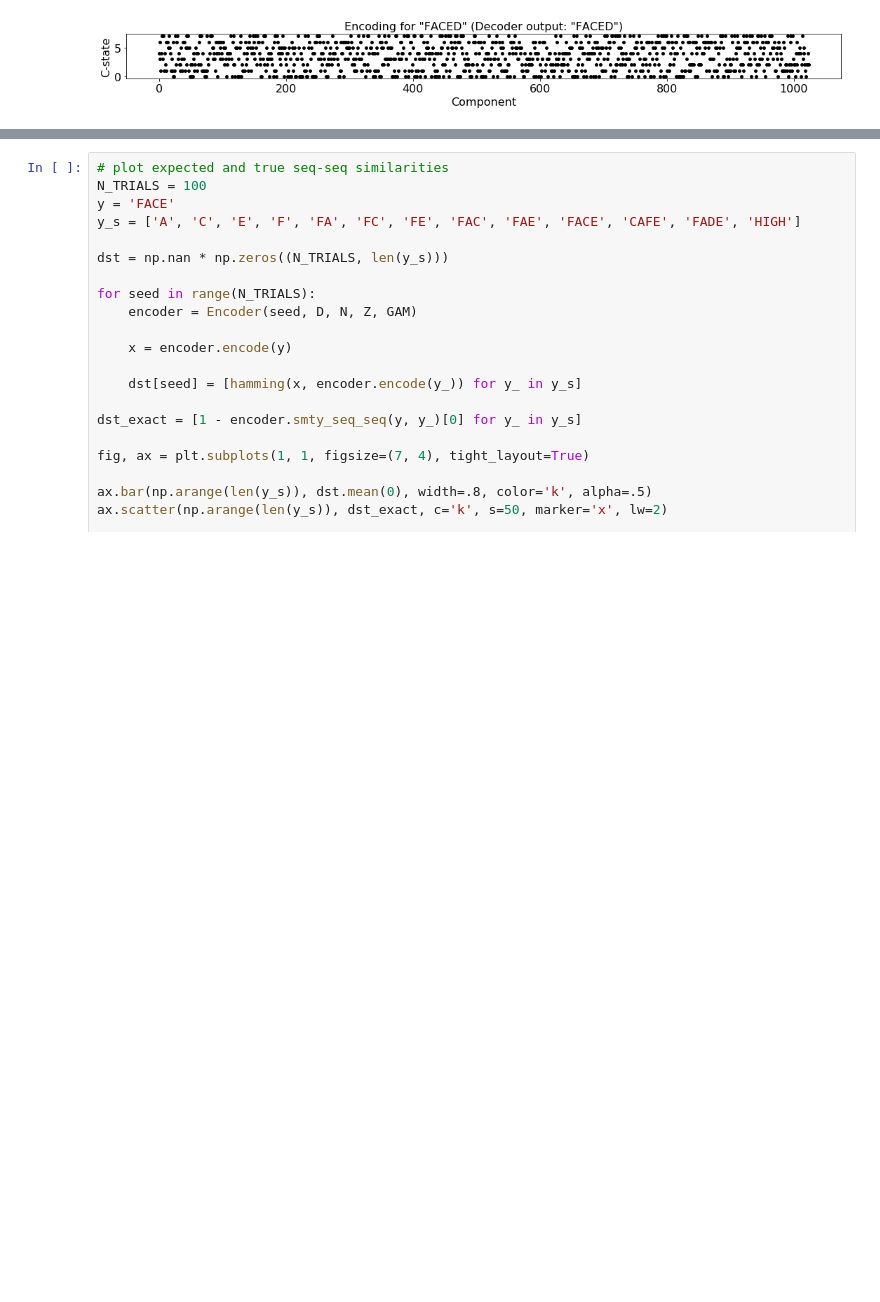
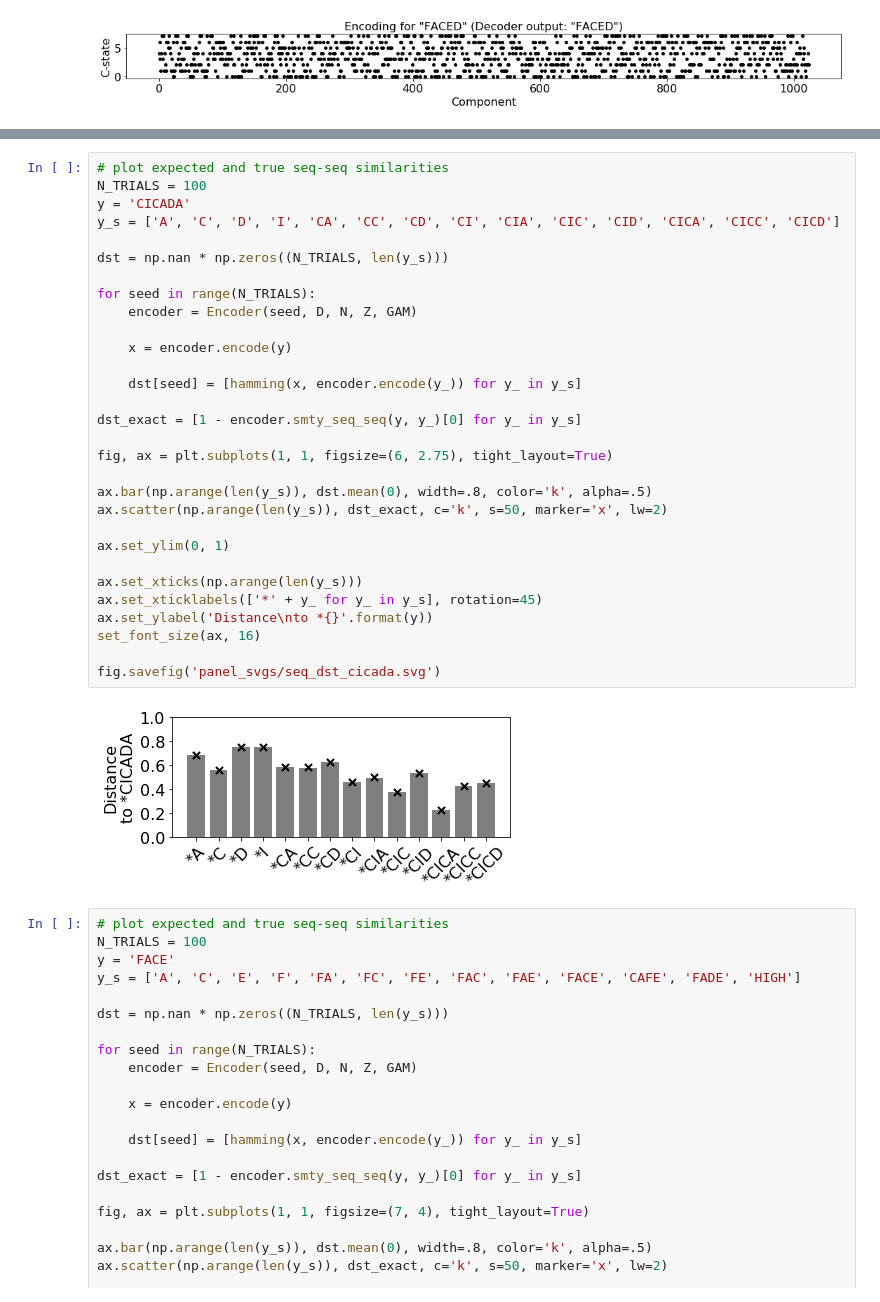
Before and after one commit to rkp8000/crossing_over, a Jupyter notebook: 1_encoding.ipynb, the cells around one changed output, grey strips where cells are left out. Drawn from its saved outputs; the diff is of its cells as text; blank space fills up the shorter version.

```diff
--- a/1_encoding.ipynb
+++ b/1_encoding.ipynb
@@ -261,3 +290,35 @@ set_font_size(ax, 16)
+# %%
+# plot expected and true seq-seq similarities
+N_TRIALS = 100
+y = 'CICADA'
+y_s = ['A', 'C', 'D', 'I', 'CA', 'CC', 'CD', 'CI', 'CIA', 'CIC', 'CID', 'CICA', 'CICC', 'CICD']
+
+dst = np.nan * np.zeros((N_TRIALS, len(y_s)))
+
+for seed in range(N_TRIALS):
+    encoder = Encoder(seed, D, N, Z, GAM)
+
+    x = encoder.encode(y)
+
+    dst[seed] = [hamming(x, encoder.encode(y_)) for y_ in y_s]
+
+dst_exact = [1 - encoder.smty_seq_seq(y, y_)[0] for y_ in y_s]
+
+fig, ax = plt.subplots(1, 1, figsize=(6, 2.75), tight_layout=True)
+
+ax.bar(np.arange(len(y_s)), dst.mean(0), width=.8, color='k', alpha=.5)
+ax.scatter(np.arange(len(y_s)), dst_exact, c='k', s=50, marker='x', lw=2)
+
+ax.set_ylim(0, 1)
+
+ax.set_xticks(np.arange(len(y_s)))
+ax.set_xticklabels(['*' + y_ for y_ in y_s], rotation=45)
+ax.set_ylabel('Distance\nto *{}'.format(y))
+set_font_size(ax, 16)
+
+fig.savefig('panel_svgs/seq_dst_cicada.svg')
+# %% [output]
+[figure, added]
 # %%
 # plot expected and true seq-seq similarities
 N_TRIALS = 100
```
Also changed, not shown: parts of 4 cells of this notebook, 4 other files.
